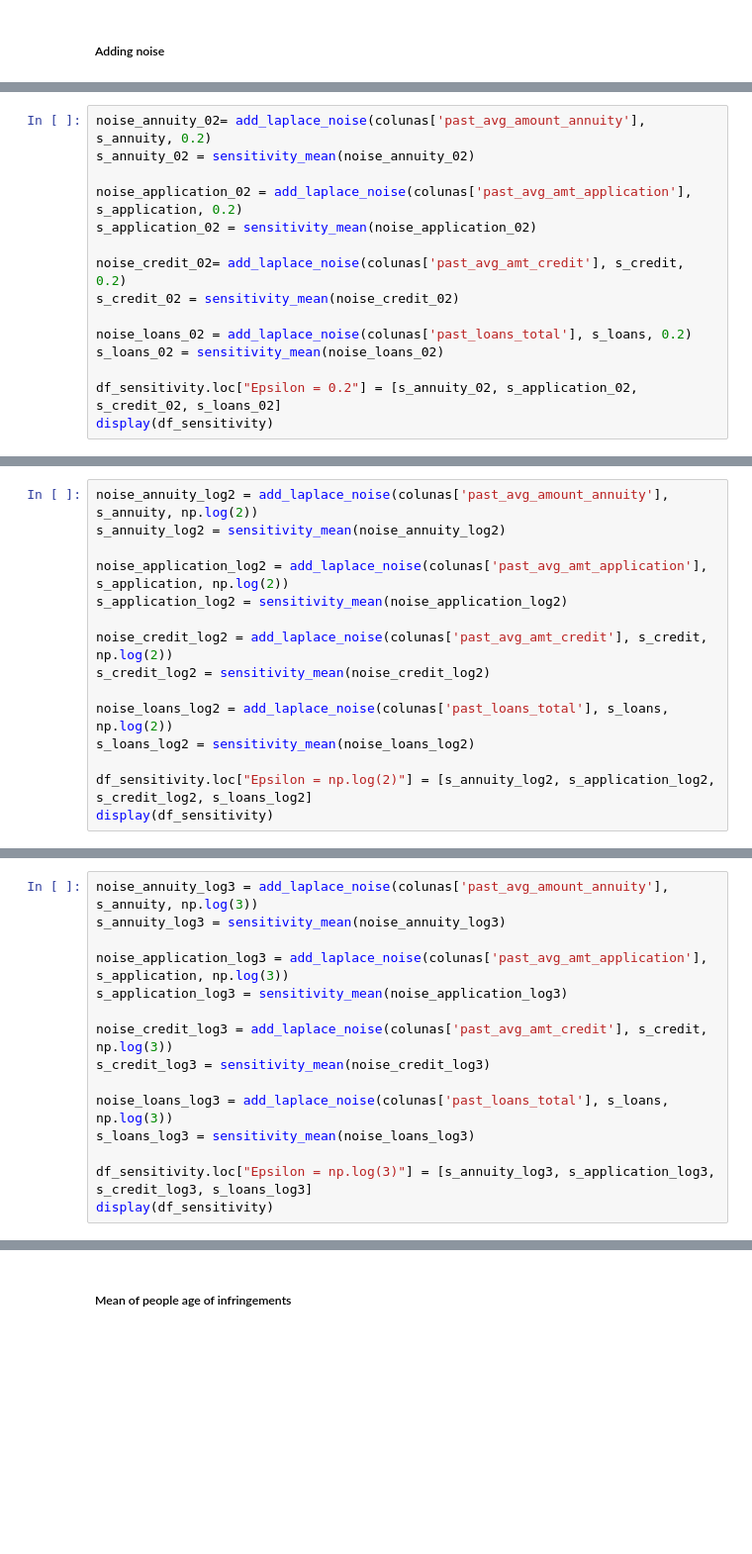
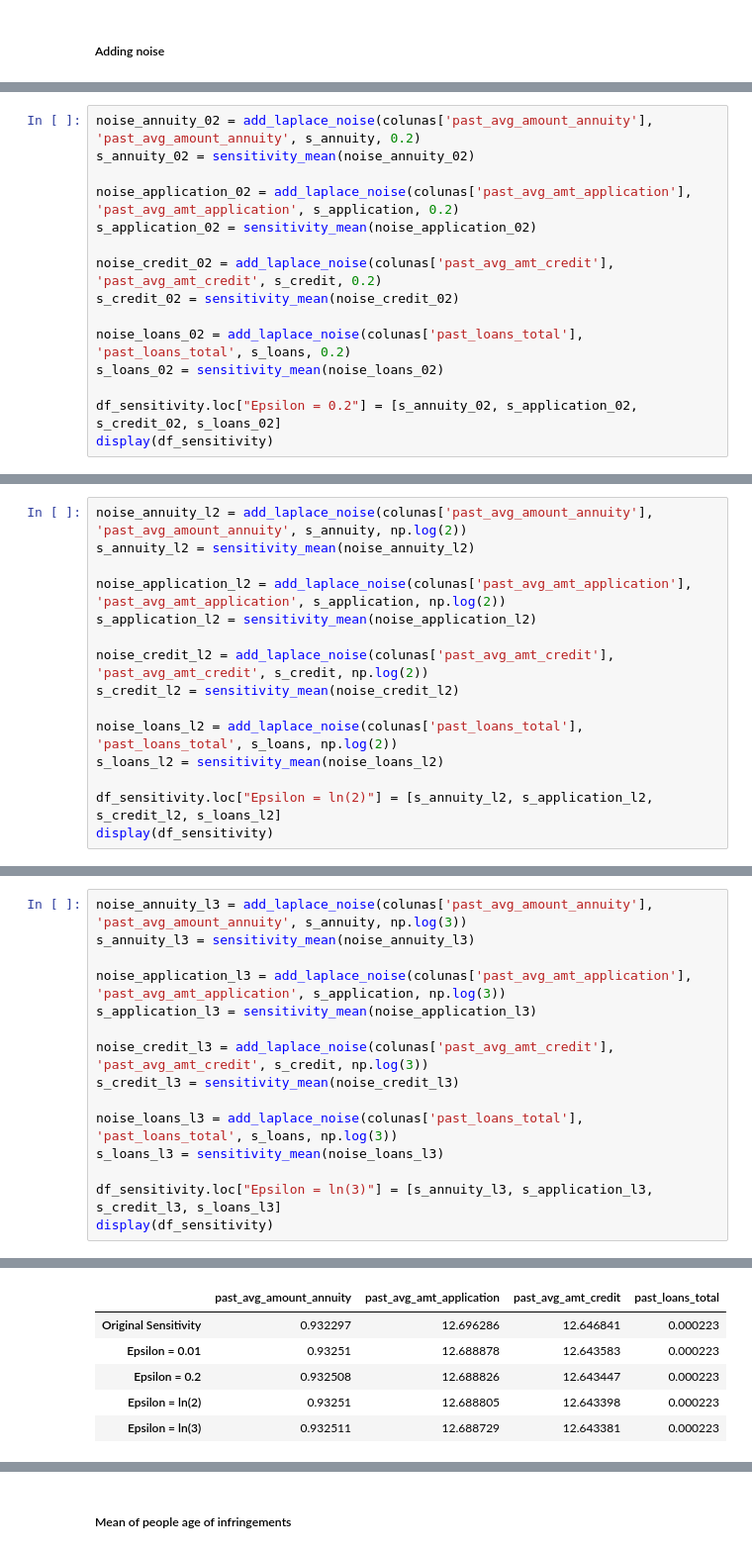
Before and after one commit to patii01/SP-Project, a Jupyter notebook: Assignment 2/SP_Assignment2.ipynb, the cells around one changed output, grey strips where cells are left out. Shown: that part at 99% size. Saved outputs shown, nothing was run; the diff lists cells and outputs as text; blank space fills up the shorter version.

```diff
--- a/Assignment 2/SP_Assignment2.ipynb
+++ b/Assignment 2/SP_Assignment2.ipynb
@@ -125,14 +132,14 @@ Total mean: 19.315296474020798
 # %%
-noise_annuity_02= add_laplace_noise(colunas['past_avg_amount_annuity'], s_annuity, 0.2)
+noise_annuity_02 = add_laplace_noise(colunas['past_avg_amount_annuity'], 'past_avg_amount_annuity', s_annuity, 0.2)
 s_annuity_02 = sensitivity_mean(noise_annuity_02)
 
-noise_application_02 = add_laplace_noise(colunas['past_avg_amt_application'], s_application, 0.2)
+noise_application_02 = add_laplace_noise(colunas['past_avg_amt_application'], 'past_avg_amt_application', s_application, 0.2)
 s_application_02 = sensitivity_mean(noise_application_02)
 
-noise_credit_02= add_laplace_noise(colunas['past_avg_amt_credit'], s_credit, 0.2)
+noise_credit_02 = add_laplace_noise(colunas['past_avg_amt_credit'], 'past_avg_amt_credit', s_credit, 0.2)
 s_credit_02 = sensitivity_mean(noise_credit_02)
 
-noise_loans_02 = add_laplace_noise(colunas['past_loans_total'], s_loans, 0.2)
+noise_loans_02 = add_laplace_noise(colunas['past_loans_total'], 'past_loans_total', s_loans, 0.2)
 s_loans_02 = sensitivity_mean(noise_loans_02)
 
 df_sensitivity.loc["Epsilon = 0.2"] = [s_annuity_02, s_application_02, s_credit_02, s_loans_02]
@@ -140,15 +156,15 @@ display(df_sensitivity)
 # %%
-noise_annuity_log2 = add_laplace_noise(colunas['past_avg_amount_annuity'], s_annuity, np.log(2))
-s_annuity_log2 = sensitivity_mean(noise_annuity_log2)
+noise_annuity_l2 = add_laplace_noise(colunas['past_avg_amount_annuity'], 'past_avg_amount_annuity', s_annuity, np.log(2))
+s_annuity_l2 = sensitivity_mean(noise_annuity_l2)
 
-noise_application_log2 = add_laplace_noise(colunas['past_avg_amt_application'], s_application, np.log(2))
-s_application_log2 = sensitivity_mean(noise_application_log2)
+noise_application_l2 = add_laplace_noise(colunas['past_avg_amt_application'], 'past_avg_amt_application', s_application, np.log(2))
+s_application_l2 = sensitivity_mean(noise_application_l2)
 
-noise_credit_log2 = add_laplace_noise(colunas['past_avg_amt_credit'], s_credit, np.log(2))
-s_credit_log2 = sensitivity_mean(noise_credit_log2)
+noise_credit_l2 = add_laplace_noise(colunas['past_avg_amt_credit'], 'past_avg_amt_credit', s_credit, np.log(2))
+s_credit_l2 = sensitivity_mean(noise_credit_l2)
 
-noise_loans_log2 = add_laplace_noise(colunas['past_loans_total'], s_loans, np.log(2))
-s_loans_log2 = sensitivity_mean(noise_loans_log2)
+noise_loans_l2 = add_laplace_noise(colunas['past_loans_total'], 'past_loans_total', s_loans, np.log(2))
+s_loans_l2 = sensitivity_mean(noise_loans_l2)
 
-df_sensitivity.loc["Epsilon = np.log(2)"] = [s_annuity_log2, s_application_log2, s_credit_log2, s_loans_log2]
+df_sensitivity.loc["Epsilon = ln(2)"] = [s_annuity_l2, s_application_l2, s_credit_l2, s_loans_l2]
 display(df_sensitivity)
@@ -155,15 +181,16 @@ display(df_sensitivity)
 # %%
-noise_annuity_log3 = add_laplace_noise(colunas['past_avg_amount_annuity'], s_annuity, np.log(3))
-s_annuity_log3 = sensitivity_mean(noise_annuity_log3)
+noise_annuity_l3 = add_laplace_noise(colunas['past_avg_amount_annuity'], 'past_avg_amount_annuity', s_annuity, np.log(3))
+s_annuity_l3 = sensitivity_mean(noise_annuity_l3)
 
-noise_application_log3 = add_laplace_noise(colunas['past_avg_amt_application'], s_application, np.log(3))
-s_application_log3 = sensitivity_mean(noise_application_log3)
+noise_application_l3 = add_laplace_noise(colunas['past_avg_amt_application'], 'past_avg_amt_application', s_application, np.log(3))
+s_application_l3 = sensitivity_mean(noise_application_l3)
 
-noise_credit_log3 = add_laplace_noise(colunas['past_avg_amt_credit'], s_credit, np.log(3))
-s_credit_log3 = sensitivity_mean(noise_credit_log3)
+noise_credit_l3 = add_laplace_noise(colunas['past_avg_amt_credit'], 'past_avg_amt_credit', s_credit, np.log(3))
+s_credit_l3 = sensitivity_mean(noise_credit_l3)
 
-noise_loans_log3 = add_laplace_noise(colunas['past_loans_total'], s_loans, np.log(3))
-s_loans_log3 = sensitivity_mean(noise_loans_log3)
+noise_loans_l3 = add_laplace_noise(colunas['past_loans_total'], 'past_loans_total', s_loans, np.log(3))
+s_loans_l3 = sensitivity_mean(noise_loans_l3)
 
-df_sensitivity.loc["Epsilon = np.log(3)"] = [s_annuity_log3, s_application_log3, s_credit_log3, s_loans_log3]
+df_sensitivity.loc["Epsilon = ln(3)"] = [s_annuity_l3, s_application_l3, s_credit_l3, s_loans_l3]
 display(df_sensitivity)
+# %% [output]
@@ -169,0 +201,6 @@ display(df_sensitivity)
+|  | past_avg_amount_annuity | past_avg_amt_application | past_avg_amt_credit | past_loans_total |
+| Original Sensitivity | 0.932297 | 12.696286 | 12.646841 | 0.000223 |
+| Epsilon = 0.01 | 0.93251 | 12.688878 | 12.643583 | 0.000223 |
+| Epsilon = 0.2 | 0.932508 | 12.688826 | 12.643447 | 0.000223 |
+| Epsilon = ln(2) | 0.93251 | 12.688805 | 12.643398 | 0.000223 |
+| Epsilon = ln(3) | 0.932511 | 12.688729 | 12.643381 | 0.000223 |
```
Also changed, not shown: parts of 13 cells of this notebook.
